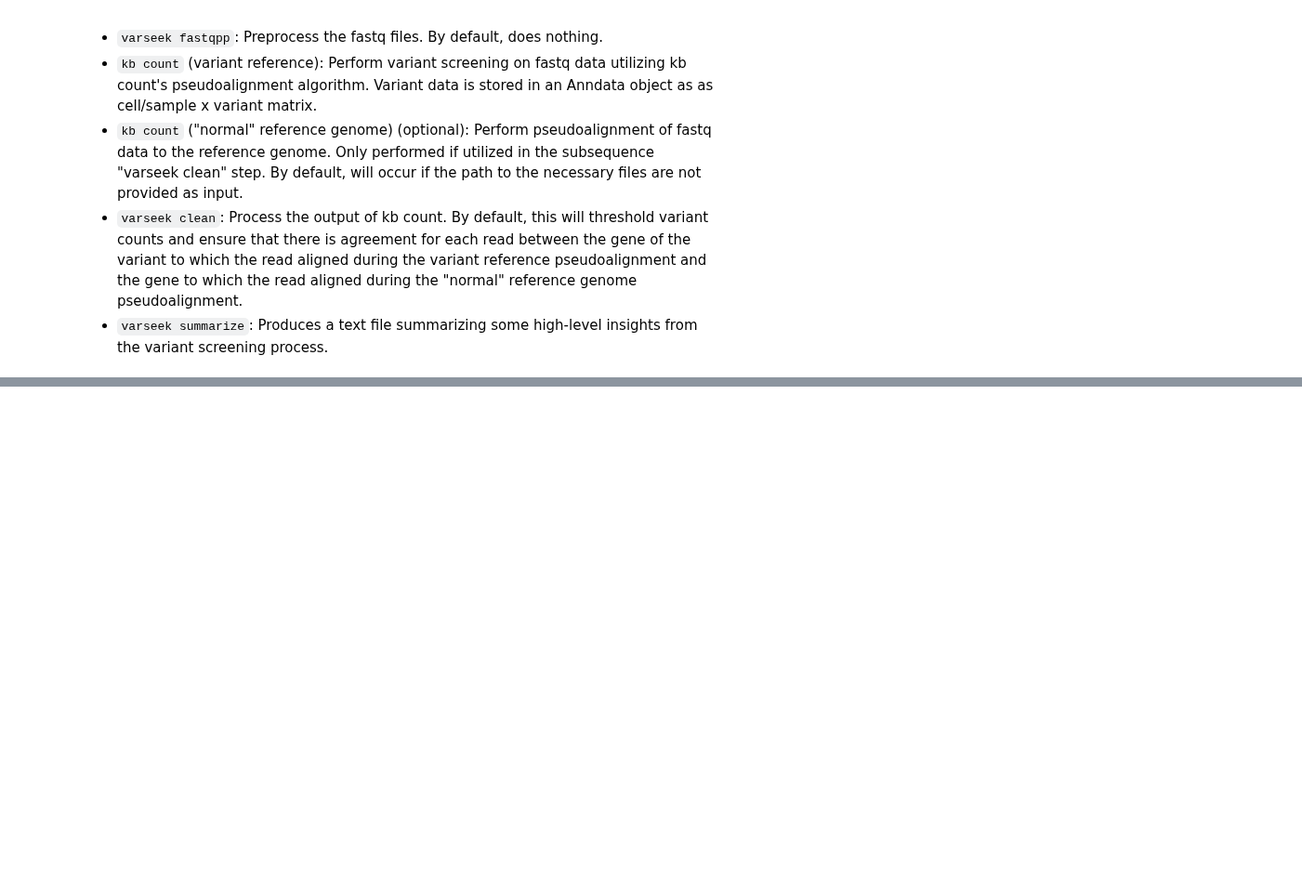
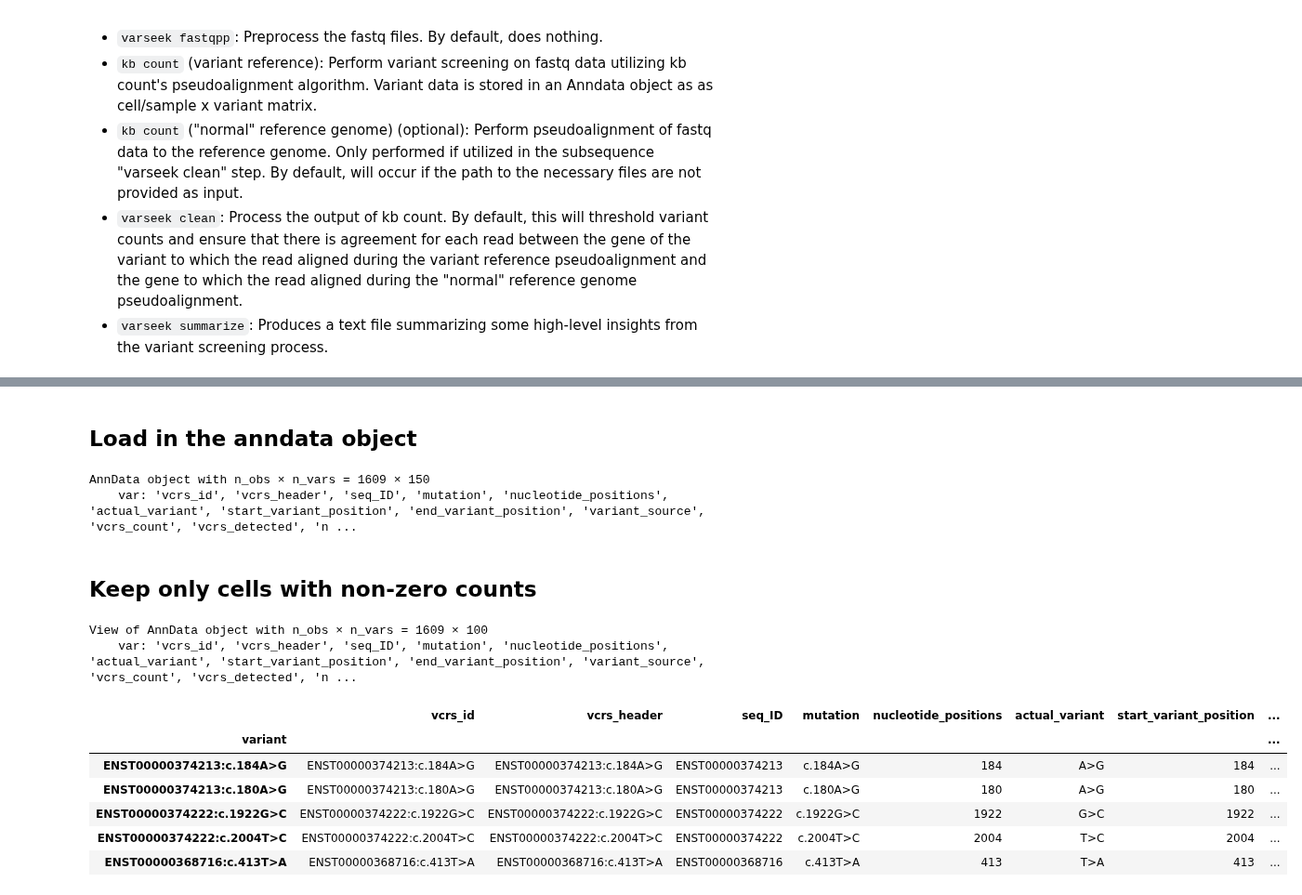
Before and after one commit to pachterlab/varseek-examples, a Jupyter notebook: vk_count.ipynb, the cells around one changed output, grey strips where cells are left out. Shown at 93% size. Cells and saved outputs as stored; diff of their text form; code cells hidden in the pictures; blank space fills up the shorter version.

```diff
--- a/vk_count.ipynb
+++ b/vk_count.ipynb
@@ -44,9 +27,10 @@ import varseek as vk
 # %%
 # vk count out directory
 vk_count_out_dir = os.path.join("data", "varseek_count_out")
+reference_dir = os.path.join("data", "reference")
 
 # vk ref out directory and files - downloaded if not already present
-vk_ref_out_dir = os.path.join("data", "varseek_ref_out")
+vk_ref_out_dir = os.path.join("data", "varseek_ref_out_sample")
 vcrs_index = os.path.join(vk_ref_out_dir, "vcrs_index.idx")
 vcrs_t2g = os.path.join(vk_ref_out_dir, "vcrs_t2g_filtered.txt")
 
@@ -54,18 +38,17 @@ vcrs_t2g = os.path.join(vk_ref_out_dir, "vcrs_t2g_filtered.txt")
 fastqs_dir = os.path.join("data", "pbmc_1k_v3_fastqs")
 fastqs_processed_dir = os.path.join(fastqs_dir, "filtered")
 technology = "10xv3"
-strand_bias_end = "3p"
+parity = "paired"
 
 # kb count to reference genome directory and files - created if not already present
-account_for_strand_bias = False
 qc_against_gene_matrix = False
 kb_count_reference_genome_dir = os.path.join("data", "kb_count_reference_genome")
-reference_genome_index = os.path.join(kb_count_reference_genome_dir, "index.idx")  # either already exists or will be created
-reference_genome_t2g = os.path.join(kb_count_reference_genome_dir, "t2g.txt")  # either already exists or will be created
+reference_genome_index = os.path.join(kb_count_reference_genome_dir, "ensembl_grch37_release93", "index.idx")  # either already exists or will be created
+reference_genome_t2g = os.path.join(kb_count_reference_genome_dir, "ensembl_grch37_release93", "t2g.txt")  # either already exists or will be created
 
 # kb ref genome/gtf files - used to create kb index/t2g for reference genome for the step above if reference_genome_index and reference_genome_t2g do not exist
-reference_genome_fasta = "Homo_sapiens.GRCh37.dna.primary_assembly.fa"  # if reference_genome_index/reference_genome_t2g do not exist, then I need to supply the reference genome fasta and gtf
-reference_genome_gtf = "Homo_sapiens.GRCh37.87.gtf"  # if reference_genome_index/reference_genome_t2g do not exist, then I need to supply the reference genome fasta and gtf
+reference_genome_fasta = os.path.join(reference_dir, "ensembl_grch37_release93", "Homo_sapiens.GRCh37.dna.primary_assembly.fa")  # if reference_genome_index/reference_genome_t2g do not exist, then I need to supply the reference genome fasta and gtf
+reference_genome_gtf = os.path.join(reference_dir, "ensembl_grch37_release93", "Homo_sapiens.GRCh37.87.gtf")  # if reference_genome_index/reference_genome_t2g do not exist, then I need to supply the reference genome fasta and gtf
 
 # general
 threads = 2
@@ -195,9 +197,8 @@ vk_count_output_dict = vk.count(
     out=vk_count_out_dir,
     kb_count_reference_genome_dir=kb_count_reference_genome_dir,
     k=k,
-    account_for_strand_bias=account_for_strand_bias, strand_bias_end=strand_bias_end,
     threads=threads,
-    # quality_control_fastqs=True, cut_front=True, cut_tail=True,  # equivalent to the fastp step above
+    # quality_control_fastqs=True, cut_front=True, cut_tail=True, disable_length_filtering = True, dont_eval_duplication = True, disable_trim_poly_g = True,  # equivalent to the fastp step above
     # reference_genome_index=reference_genome_index, reference_genome_t2g=reference_genome_t2g,  # equivalent to the kb count step above
     qc_against_gene_matrix=qc_against_gene_matrix,
 )
@@ -310,0 +227,26 @@ varseek.varseek_summarize.summarize(
+# %% [markdown]
+## Load in the anndata object
+# %%
+adata = ad.read_h5ad(vk_count_output_dict["adata_path"])
+adata
+# %% [output]
+AnnData object with n_obs × n_vars = 1609 × 150
+    var: 'vcrs_id', 'vcrs_header', 'seq_ID', 'mutation', 'nucleotide_positions', 'actual_variant', 'start_variant_position', 'end_variant_position', 'variant_source', 'vcrs_count', 'vcrs_detected', 'n ...
+# %% [markdown]
+## Keep only cells with non-zero counts
+# %%
+adata = adata[:, np.array((adata.X != 0).sum(axis=0)).ravel() > 0]
+adata
+# %% [output]
+View of AnnData object with n_obs × n_vars = 1609 × 100
+    var: 'vcrs_id', 'vcrs_header', 'seq_ID', 'mutation', 'nucleotide_positions', 'actual_variant', 'start_variant_position', 'end_variant_position', 'variant_source', 'vcrs_count', 'vcrs_detected', 'n ...
+# %%
+adata.var.head()
+# %% [output]
+|  | vcrs_id | vcrs_header | seq_ID | mutation | nucleotide_positions | actual_variant | start_variant_position | ... |
+| variant |  |  |  |  |  |  |  | ... |
+| ENST00000374213:c.184A>G | ENST00000374213:c.184A>G | ENST00000374213:c.184A>G | ENST00000374213 | c.184A>G | 184 | A>G | 184 | ... |
+| ENST00000374213:c.180A>G | ENST00000374213:c.180A>G | ENST00000374213:c.180A>G | ENST00000374213 | c.180A>G | 180 | A>G | 180 | ... |
+| ENST00000374222:c.1922G>C | ENST00000374222:c.1922G>C | ENST00000374222:c.1922G>C | ENST00000374222 | c.1922G>C | 1922 | G>C | 1922 | ... |
+| ENST00000374222:c.2004T>C | ENST00000374222:c.2004T>C | ENST00000374222:c.2004T>C | ENST00000374222 | c.2004T>C | 2004 | T>C | 2004 | ... |
+| ENST00000368716:c.413T>A | ENST00000368716:c.413T>A | ENST00000368716:c.413T>A | ENST00000368716 | c.413T>A | 413 | T>A | 413 | ... |
```
Also changed, not shown: parts of 11 cells of this notebook, 3 other files.
